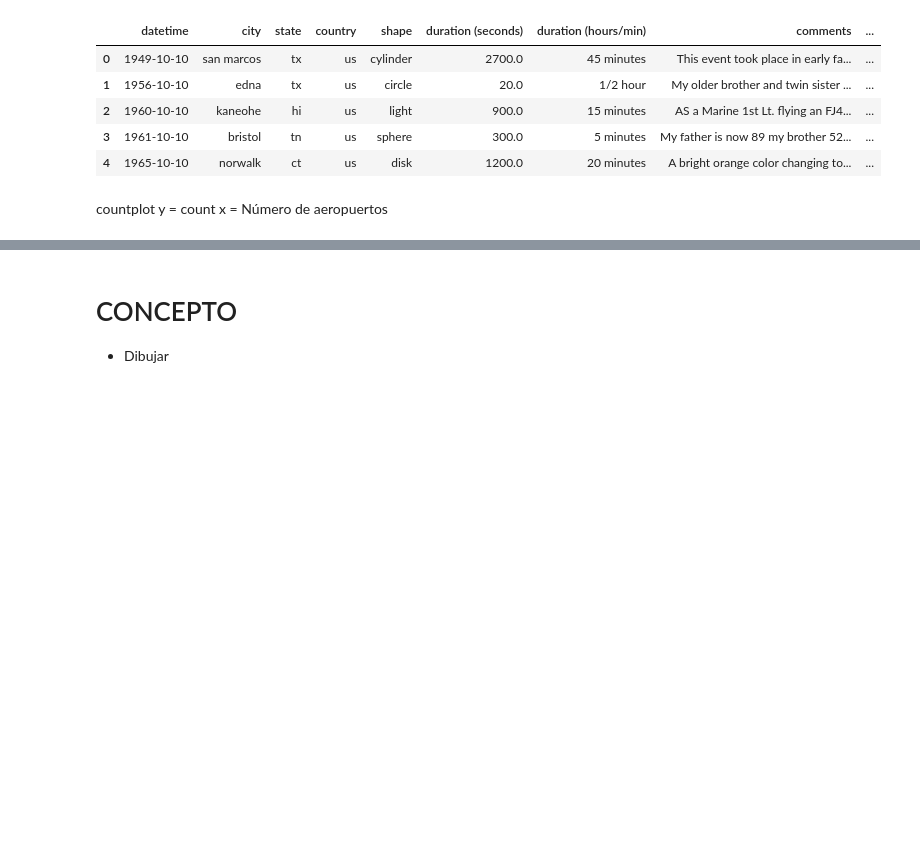
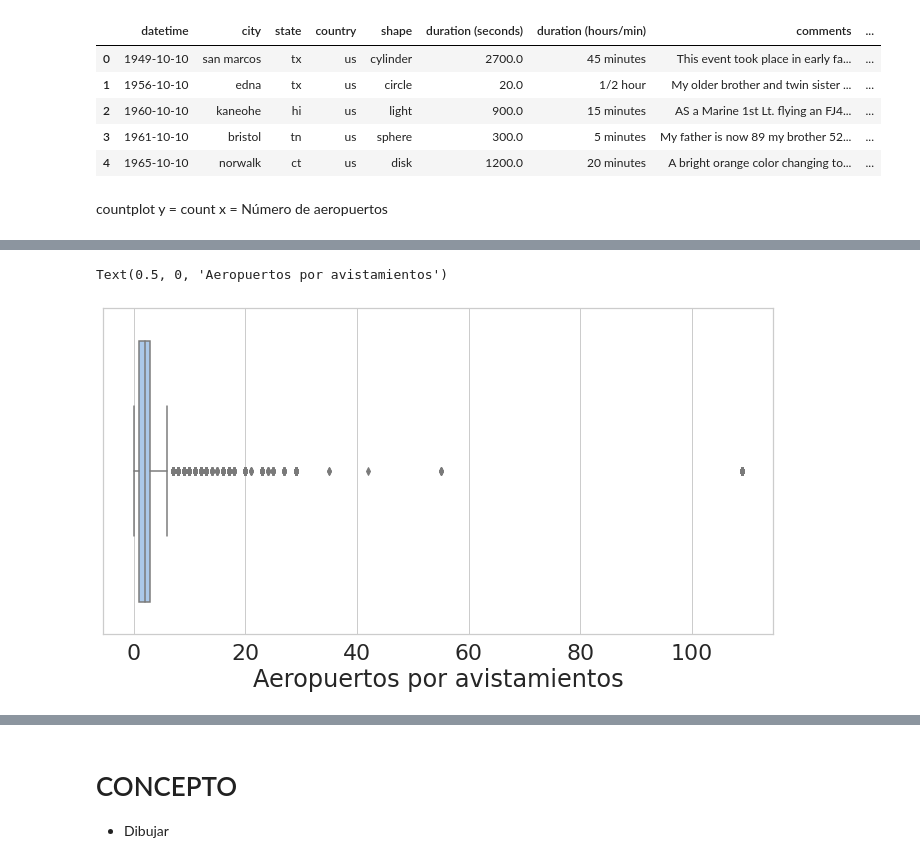
Before and after one commit to LuisSerranoCerame/Aliens, a Jupyter notebook: Full_Geoqueries.ipynb, the cells around one changed output, grey strips where cells are left out. Drawn from its saved outputs; the diff is of its cells as text; code cells hidden in the pictures; blank space fills up the shorter version.

```diff
--- a/Full_Geoqueries.ipynb
+++ b/Full_Geoqueries.ipynb
@@ -519,0 +535,7 @@ countplot y = count x = Número de aeropuertos
+# %%
+aeropuertosporavistamiento = sns.boxplot(x=data8["n_aeropuertos"],data = data8)
+sns.set(font_scale = 2,style="whitegrid", palette="pastel")
+plt.xlabel('Aeropuertos por avistamientos')
+# %% [output]
+Text(0.5, 0, 'Aeropuertos por avistamientos')
+[figure, added]
```
Also changed, not shown: parts of 5 cells of this notebook, 4 other files.
